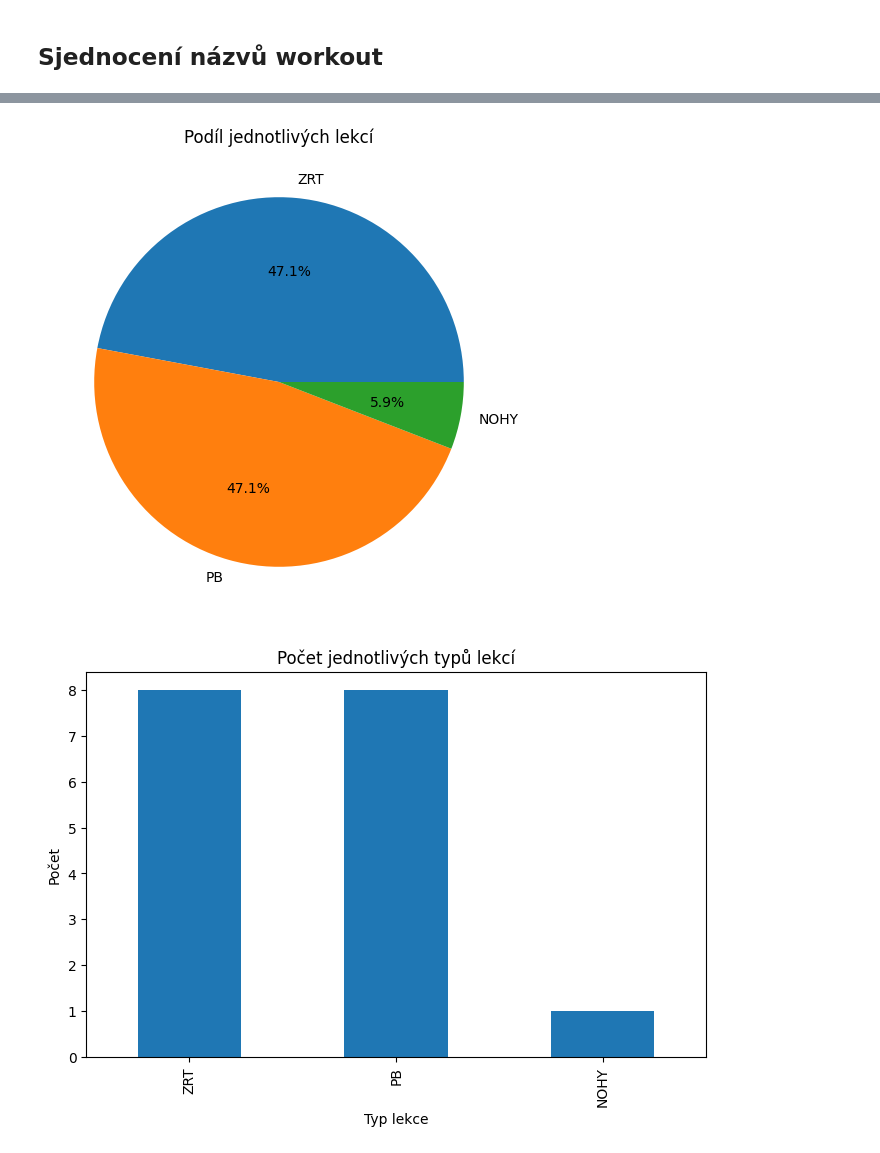
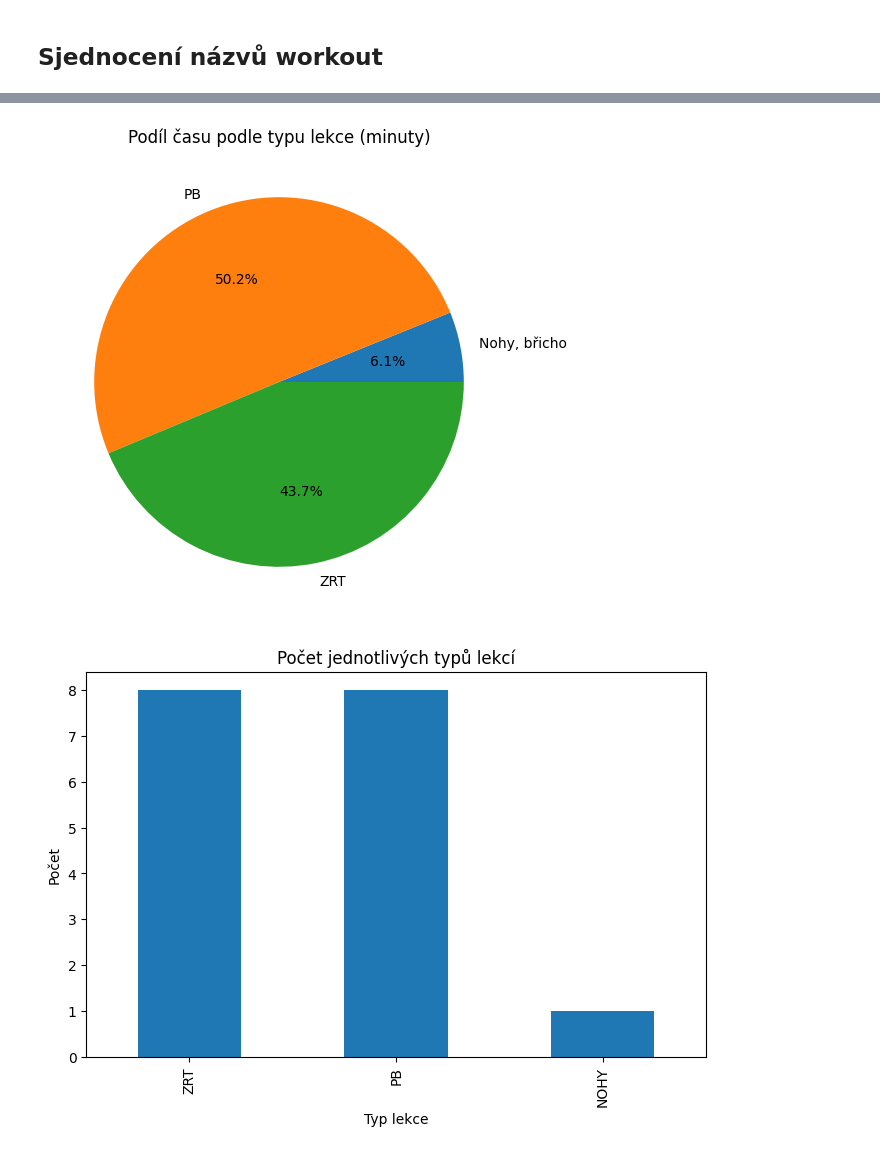
Before and after one commit to MarekCoderslab/TOPFIT, a Jupyter notebook: TOPFit_workout.ipynb, the cells around one changed output, grey strips where cells are left out. Cells and saved outputs as stored; diff of their text form; code cells hidden in the pictures.

Commit message:
Description
Úprava dle description

```diff
--- a/TOPFit_workout.ipynb
+++ b/TOPFit_workout.ipynb
@@ -16,7 +16,6 @@ for component in gcal.walk():
             "start": component.get("dtstart").dt,
             "end": component.get("dtend").dt,
             "description": str(component.get("description")),
-            "location": str(component.get("location"))
         })
 
 df = pd.DataFrame(events)
@@ -179,12 +171,10 @@ def fetch_events(calendar_id, max_results=250):
     events = events_result.get("items", [])
     return events
 
-# Funkce pro převod událostí do DataFrame
 def events_to_df(events):
     rows = []
     for e in events:
         summary = e.get("summary", "")
-        # odstranění TOPFIT: (case-insensitive)
         clean_summary = re.sub(r"^\s*TOPFIT:\s*", "", summary, flags=re.IGNORECASE).strip()
 
         start_str = e["start"].get("dateTime", e["start"].get("date"))
@@ -193,17 +183,39 @@ def events_to_df(events):
         start_dt = pd.to_datetime(start_str)
         end_dt = pd.to_datetime(end_str)
 
-        duration_min = (end_dt - start_dt).total_seconds() / 60  # délka v minutách
+        duration_min = (end_dt - start_dt).total_seconds() / 60
+
+        # --- description ---
+        description = e.get("description", "").strip()
+
+        # číslo energie = první číslo
+        match = re.search(r"\d+", description)
+        energy = int(match.group(0)) if match else None
+
+        # poznámka = text za pomlčkou
+        note = None
+        if "-" in description:
+            note = description.split("-", 1)[1].strip()  # vezme část za první pomlčkou
 
         rows.append({
             "date": start_dt.date(),
             "summary": clean_summary,
-            "doba": duration_min
+            "doba": duration_min,
+            "energy": energy,
+            "note": note   # nový sloupec
         })
 
     df = pd.DataFrame(rows)
+
+    # doplňkové sloupce
+    df["month"] = pd.to_datetime(df["date"]).dt.month
+    df["week"] = pd.to_datetime(df["date"]).dt.isocalendar().week
+
     df = df.sort_values("date", ascending=False).reset_index(drop=True)
     return df
+
+
+
 
 # --- použití ---
 calendar_id = "marek.coderslab@gmail.com"  # např. abc123@group.calendar.google.com
@@ -287,10 +327,20 @@ df
 # %%
-df["summary_norm"].value_counts().plot(kind="pie", autopct="%1.1f%%", figsize=(6,6))
-plt.title("Podíl jednotlivých lekcí")
-plt.ylabel("")
+import matplotlib.pyplot as plt
+
+# součet času (doba) podle typu lekce
+time_per_lesson = df.groupby("summary")["doba"].sum()
+
+# koláčový graf
+time_per_lesson.plot(
+    kind="pie",
+    autopct="%1.1f%%",
+    figsize=(6,6)
+)
+plt.title("Podíl času podle typu lekce (minuty)")
+plt.ylabel("")  # odstraní popisek y-osi
 plt.show()
 # %% [output]
-[figure, old version]
+[figure, new version]
 # %%
 df["summary_norm"].value_counts().plot(kind="bar", figsize=(8,5))
 plt.title("Počet jednotlivých typů lekcí")
```
Also changed, not shown: parts of 10 cells of this notebook, 2 other files.
